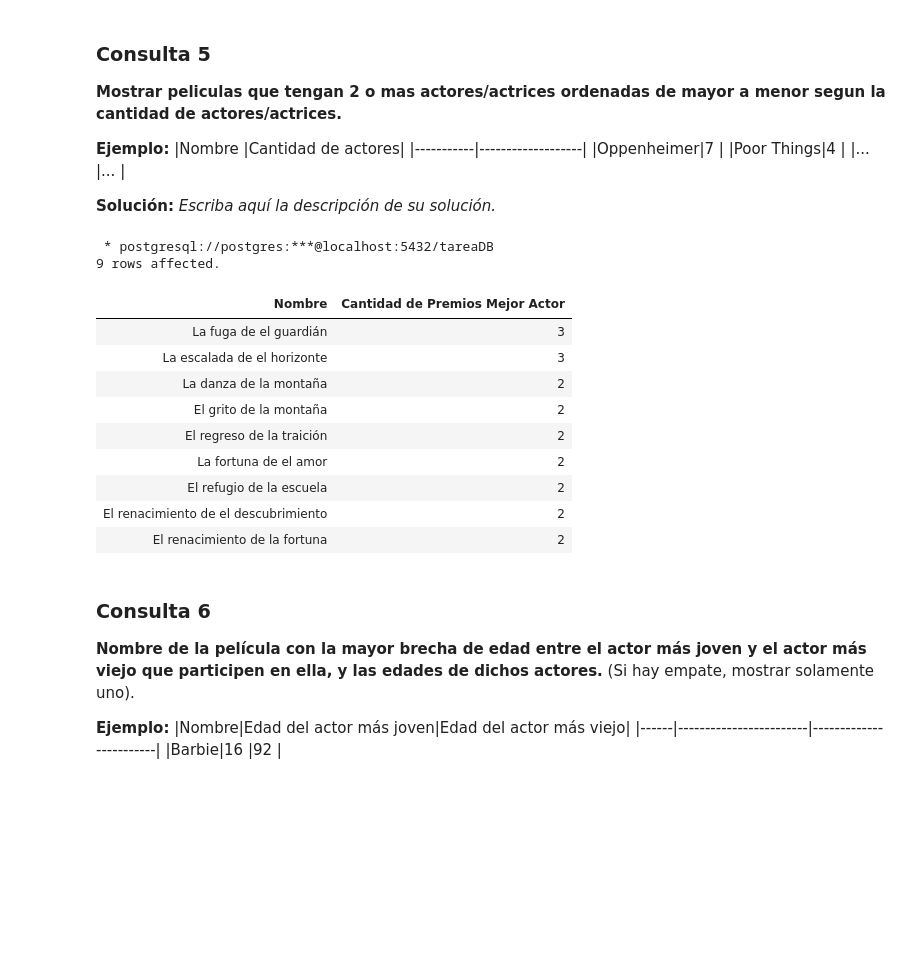
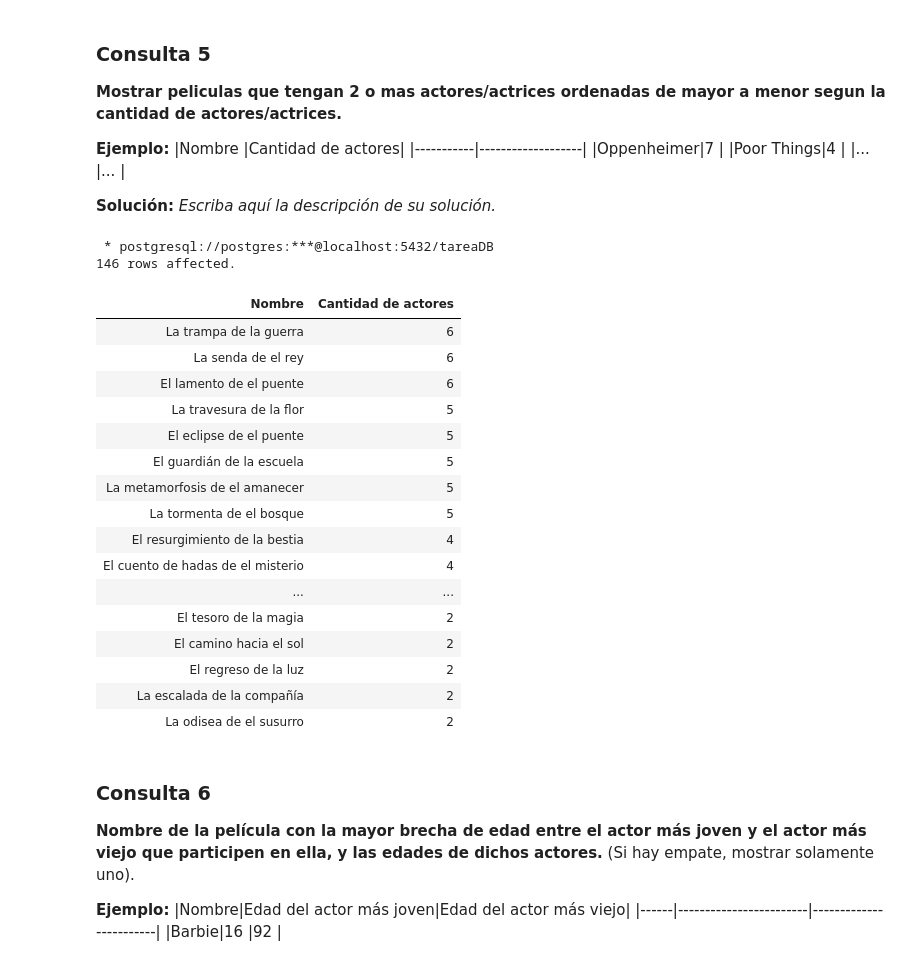
Before and after one commit to daniaao26/Tarea-1-db, a Jupyter notebook: Tarea_1.ipynb, the cells around one changed output. Saved outputs shown, nothing was run; the diff lists cells and outputs as text; code cells hidden in the pictures; blank space fills up the shorter version.

```diff
--- a/Tarea_1.ipynb
+++ b/Tarea_1.ipynb
@@ -473,32 +474,37 @@ ORDER BY
 # %%
 %%sql
 SELECT
-    pelicula.nombre as "Nombre", COUNT(premio_mejor_actor.id_actor) as "Cantidad de Premios Mejor Actor"
+    pelicula.nombre as "Nombre",COUNT(pelicula.nombre) as "Cantidad de actores"
 FROM
     pelicula
 INNER JOIN
     actor_participa_en_pelicula ON pelicula.id_pelicula = actor_participa_en_pelicula.id_pelicula
-INNER JOIN
-    premio_mejor_actor ON actor_participa_en_pelicula.id_actor = premio_mejor_actor.id_actor
 GROUP BY
     pelicula.nombre
 HAVING
-    COUNT(premio_mejor_actor.id_actor) >= 2
+    COUNT(pelicula.nombre)>=2
 ORDER BY
-    COUNT(premio_mejor_actor.id_actor) DESC;
+    COUNT(pelicula.nombre) DESC
 # %% [output]
  * postgresql://postgres:***@localhost:5432/tareaDB
-9 rows affected.
+146 rows affected.
-| Nombre | Cantidad de Premios Mejor Actor |
-| La fuga de el guardián | 3 |
-| La escalada de el horizonte | 3 |
-| La danza de la montaña | 2 |
-| El grito de la montaña | 2 |
-| El regreso de la traición | 2 |
-| La fortuna de el amor | 2 |
-| El refugio de la escuela | 2 |
-| El renacimiento de el descubrimiento | 2 |
-| El renacimiento de la fortuna | 2 |
+| Nombre | Cantidad de actores |
+| La trampa de la guerra | 6 |
+| La senda de el rey | 6 |
+| El lamento de el puente | 6 |
+| La travesura de la flor | 5 |
+| El eclipse de el puente | 5 |
+| El guardián de la escuela | 5 |
+| La metamorfosis de el amanecer | 5 |
+| La tormenta de el bosque | 5 |
+| El resurgimiento de la bestia | 4 |
+| El cuento de hadas de el misterio | 4 |
+| ... | ... |
+| El tesoro de la magia | 2 |
+| El camino hacia el sol | 2 |
+| El regreso de la luz | 2 |
+| La escalada de la compañía | 2 |
+| La odisea de el susurro | 2 |
 # %% [markdown]
 ### Consulta 6
 **Nombre de la película con la mayor brecha de edad entre el actor más joven y el actor más viejo que participen en ella, y las edades de dichos actores.** (Si hay empate, mostrar solamente uno).
```
Also changed, not shown: parts of 10 cells of this notebook.
